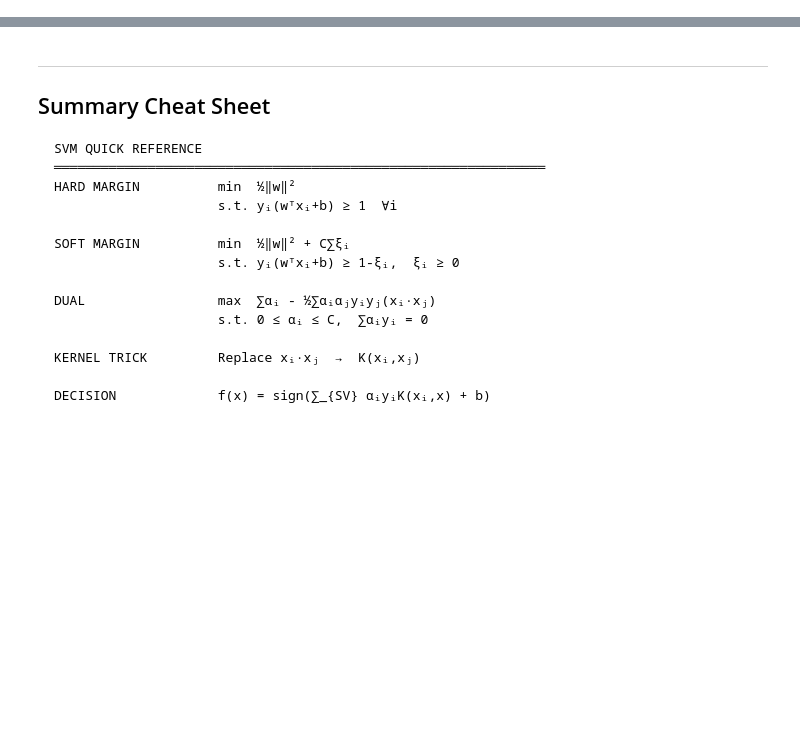
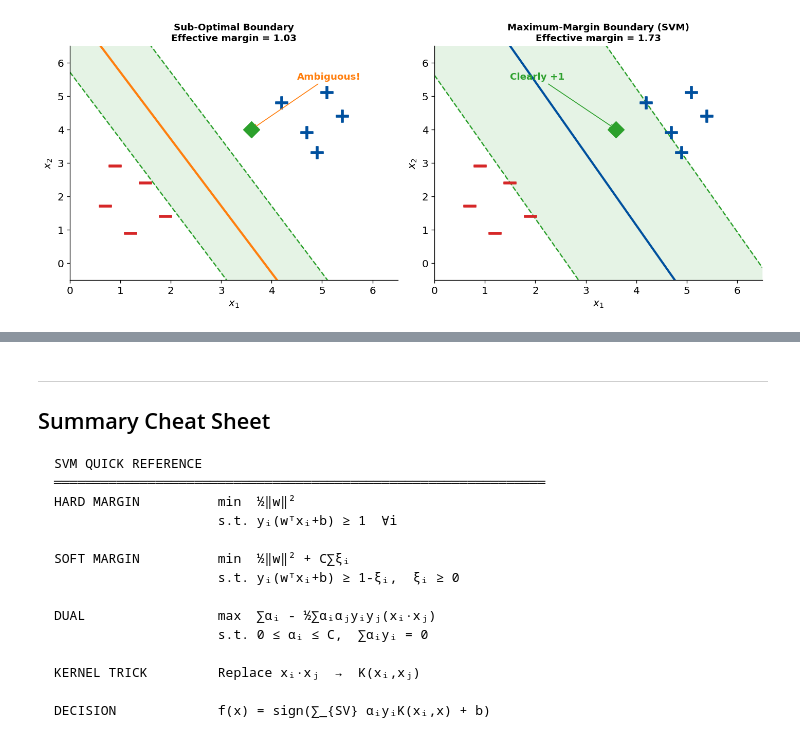
Before and after one commit to adil-rasheed/TTK4260-2026, a Jupyter notebook: SupportVectorMachine/Notebook/SupportVectorMachine.ipynb, the cells around one changed output, grey strips where cells are left out. Saved outputs shown, nothing was run; the diff lists cells and outputs as text; code cells hidden in the pictures; blank space fills up the shorter version.

```diff
--- a/SupportVectorMachine/Notebook/SupportVectorMachine.ipynb
+++ b/SupportVectorMachine/Notebook/SupportVectorMachine.ipynb
@@ -154,57 +204,71 @@ Formally, VC-dimension theory and PAC learning bound the generalisation error as
 # ============================================================
 # 1.3  Small margin vs. maximum margin — robustness demo
 # ============================================================
 X_pos2 = np.array([[4.2,4.8],[4.7,3.9],[5.1,5.1],[4.9,3.3],[5.4,4.4]])
 X_neg2 = np.array([[0.7,1.7],[1.2,0.9],[1.5,2.4],[0.9,2.9],[1.9,1.4]])
 X2     = np.vstack([X_pos2, X_neg2])
 y2     = np.array([1]*5 + [-1]*5)
 
 # Max-margin SVM (hard)
 svm_max = SVC(kernel='linear', C=1e6).fit(X2, y2)
-# Off-centred boundary: shift bias toward + class (smaller margin)
-svm_off = SVC(kernel='linear', C=1e6).fit(X2, y2)
 w_max, b_max = svm_max.coef_[0], svm_max.intercept_[0]
 
+# Sub-optimal boundary: a *rotated* hyperplane that still separates
+# the two classes but passes closer to the negative points.
+w_sub = np.array([1.0, 0.5])   # different (tilted) direction
+# Centre bias halfway between the closest projections …
+proj_pos = X_pos2 @ w_sub
+proj_neg = X_neg2 @ w_sub
+# … then shift it toward the negative class (70 % neg, 30 % pos)
+b_sub = -(0.70 * proj_neg.max() + 0.30 * proj_pos.min())
+
 new_point = np.array([[3.6, 4.0]])
-margin_new = (w_max @ new_point[0] + b_max) / np.linalg.norm(w_max)
 
 fig, axes = plt.subplots(1, 2, figsize=(12, 5))
-titles = ['Small (off-centre) Margin', 'Maximum Margin']
-biases = [b_max + 1.2, b_max]  # shift bias for left panel
+configs = [
+    ('Sub-Optimal Boundary',            w_sub, b_sub, ACCENT_ORANGE),
+    ('Maximum-Margin Boundary (SVM)',    w_max, b_max, BRAND_BLUE),
+]
 
-for ax, title, bias_offset in zip(axes, titles, [1.2, 0]):
+for ax, (title, w_plt, b_plt, line_col) in zip(axes, configs):
     ax.scatter(*X_pos2.T, marker='$+$', s=200, color=BRAND_BLUE, zorder=3)
     ax.scatter(*X_neg2.T, marker='$-$', s=200, color=RED,        zorder=3)
     ax.scatter(*new_point.T, s=180, color=ACCENT_GREEN, zorder=4, label='New point', marker='D')
     ax.set_xlim(0, 6.5); ax.set_ylim(-0.5, 6.5)
     ax.set_xlabel('$x_1$'); ax.set_ylabel('$x_2$')
-    ax.set_title(title, fontsize=12, fontweight='bold')
 
-    b_plot = b_max + bias_offset
-    color  = ACCENT_ORANGE if bias_offset != 0 else BRAND_BLUE
-    plot_line(ax, w_max, b_plot, (0, 6.5), color=color, lw=2.5)
-    plot_line(ax, w_max, b_plot, (0, 6.5), offset=-1, color=ACCENT_GREEN, lw=1.5, ls='--')
-    plot_line(ax, w_max, b_plot, (0, 6.5), offset=+1, color=ACCENT_GREEN, lw=1.5, ls='--')
+    # Decision boundary and margin lines at functional margin ±1
+    plot_line(ax, w_plt, b_plt, (0, 6.5), color=line_col, lw=2.5)
+    # Scale margin offset so dashed lines sit at distance 1/||w|| from boundary
+    plot_line(ax, w_plt, b_plt, (0, 6.5), offset=-1, color=ACCENT_GREEN, lw=1.5, ls='--')
+    plot_line(ax, w_plt, b_plt, (0, 6.5), offset=+1, color=ACCENT_GREEN, lw=1.5, ls='--')
 
     x_fill = np.linspace(0, 6.5, 200)
-    y_u = -(w_max[0]*x_fill + b_plot - 1) / w_max[1]
-    y_l = -(w_max[0]*x_fill + b_plot + 1) / w_max[1]
+    y_u = -(w_plt[0]*x_fill + b_plt - 1) / w_plt[1]
+    y_l = -(w_plt[0]*x_fill + b_plt + 1) / w_plt[1]
     ax.fill_between(x_fill, y_l, y_u, alpha=0.12, color=ACCENT_GREEN)
 
-    # Is the new point inside the margin?
-    score = (w_max @ new_point[0] + b_plot) / np.linalg.norm(w_max)
-    margin_total = 2 / np.linalg.norm(w_max)
-    if bias_offset != 0:
-        ax.annotate('Ambiguous!', xy=(3.6, 4.0), xytext=(4.2, 4.8),
-                    arrowprops=dict(arrowstyle='->', color=ACCENT_ORANGE), color=ACCENT_ORANGE)
+    # Effective margin: smallest signed distance from any point to boundary
+    distances = np.abs(X2 @ w_plt + b_plt) / np.linalg.norm(w_plt)
+    eff_margin = distances.min()
+
+    if line_col == ACCENT_ORANGE:
+        ax.annotate('Ambiguous!', xy=(3.6, 4.0), xytext=(4.5, 5.5),
+                    arrowprops=dict(arrowstyle='->', color=ACCENT_ORANGE),
+                    color=ACCENT_ORANGE, fontsize=11, fontweight='bold')
     else:
-        ax.annotate('Clearly +1', xy=(3.6, 4.0), xytext=(4.2, 4.8),
-                    arrowprops=dict(arrowstyle='->', color=ACCENT_GREEN), color=ACCENT_GREEN)
-    ax.set_title(f'{title}\n(margin ≈ {margin_total:.2f})', fontsize=11, fontweight='bold')
+        ax.annotate('Clearly +1', xy=(3.6, 4.0), xytext=(1.5, 5.5),
+                    arrowprops=dict(arrowstyle='->', color=ACCENT_GREEN),
+                    color=ACCENT_GREEN, fontsize=11, fontweight='bold')
+
+    ax.set_title(f'{title}\nEffective margin = {eff_margin:.2f}',
+                 fontsize=11, fontweight='bold')
 
 plt.tight_layout()
-plt.savefig('fig2_margin_robustness.png', bbox_inches='tight')
+# plt.savefig('fig2_margin_robustness.png', bbox_inches='tight')
 plt.show()
+# %% [output]
+[figure, added]
 # %% [markdown]
 ---
 ## Part 2 — Hard-Margin SVM: The Derivation
```
Also changed, not shown: parts of 38 cells of this notebook, 16 other files.
